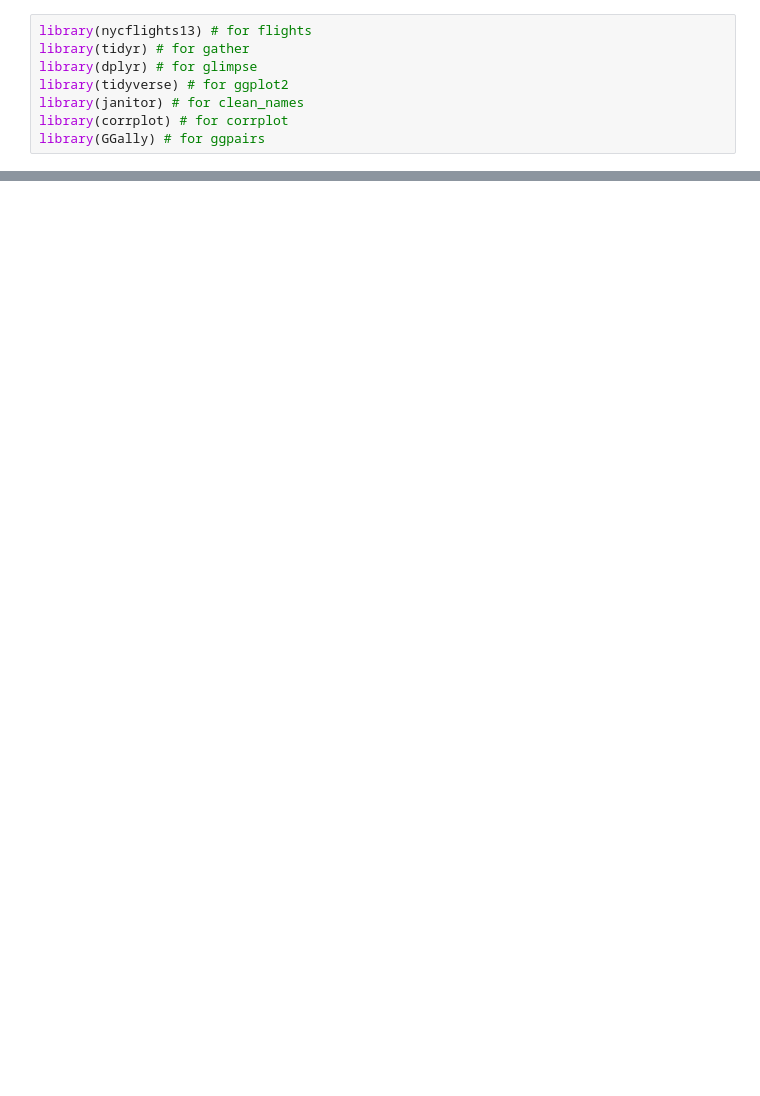
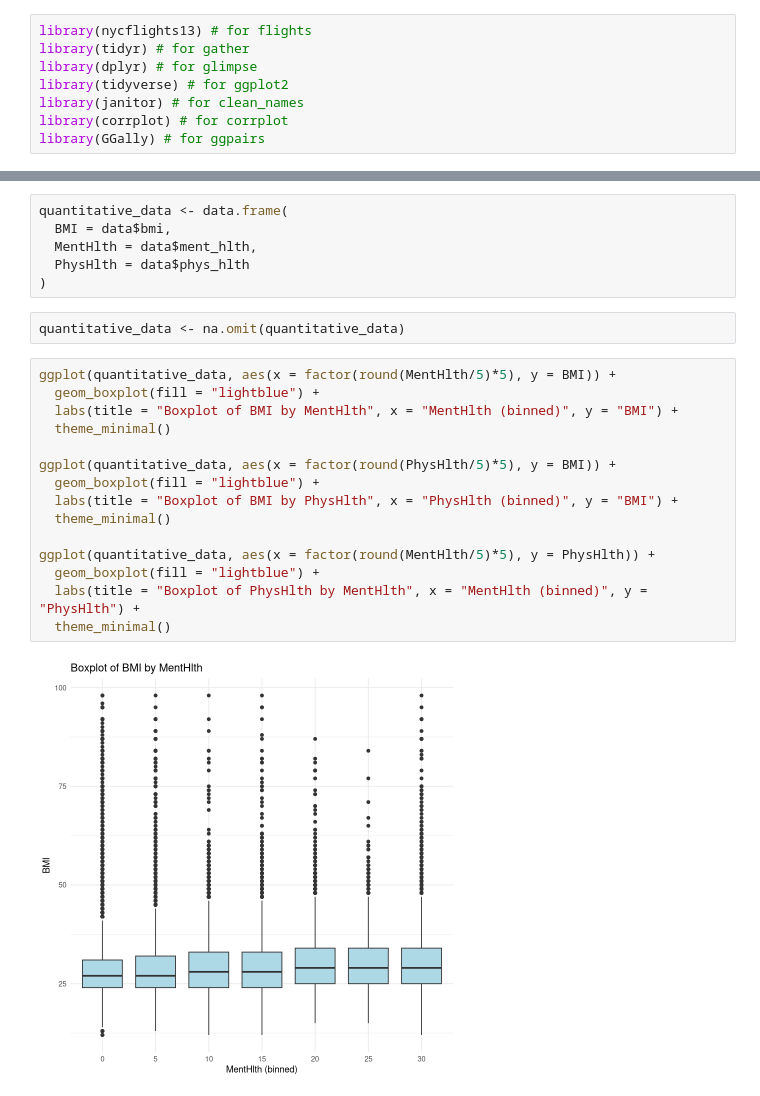
Before and after one commit to tandao0909/statistical-data-processing-project, a Jupyter notebook: EDA/Quantitative vs. Quantitative.ipynb, the cells around one changed output, grey strips where cells are left out. Drawn from its saved outputs; the diff is of its cells as text; blank space fills up the shorter version.

```diff
--- a/EDA/Quantitative vs. Quantitative.ipynb
+++ b/EDA/Quantitative vs. Quantitative.ipynb
@@ -122,0 +241,25 @@ ggplot(data = data, aes(x = "", y = phys_hlth)) +
+# %%
+quantitative_data <- data.frame(
+  BMI = data$bmi,
+  MentHlth = data$ment_hlth,
+  PhysHlth = data$phys_hlth
+)
+# %%
+quantitative_data <- na.omit(quantitative_data)
+# %%
+ggplot(quantitative_data, aes(x = factor(round(MentHlth/5)*5), y = BMI)) +
+  geom_boxplot(fill = "lightblue") +
+  labs(title = "Boxplot of BMI by MentHlth", x = "MentHlth (binned)", y = "BMI") +
+  theme_minimal()
+
+ggplot(quantitative_data, aes(x = factor(round(PhysHlth/5)*5), y = BMI)) +
+  geom_boxplot(fill = "lightblue") +
+  labs(title = "Boxplot of BMI by PhysHlth", x = "PhysHlth (binned)", y = "BMI") +
+  theme_minimal()
+
+ggplot(quantitative_data, aes(x = factor(round(MentHlth/5)*5), y = PhysHlth)) +
+  geom_boxplot(fill = "lightblue") +
+  labs(title = "Boxplot of PhysHlth by MentHlth", x = "MentHlth (binned)", y = "PhysHlth") +
+  theme_minimal()
+# %% [output]
+[figure, added]
```
Also changed, not shown: parts of 24 cells of this notebook, 1 other file.
